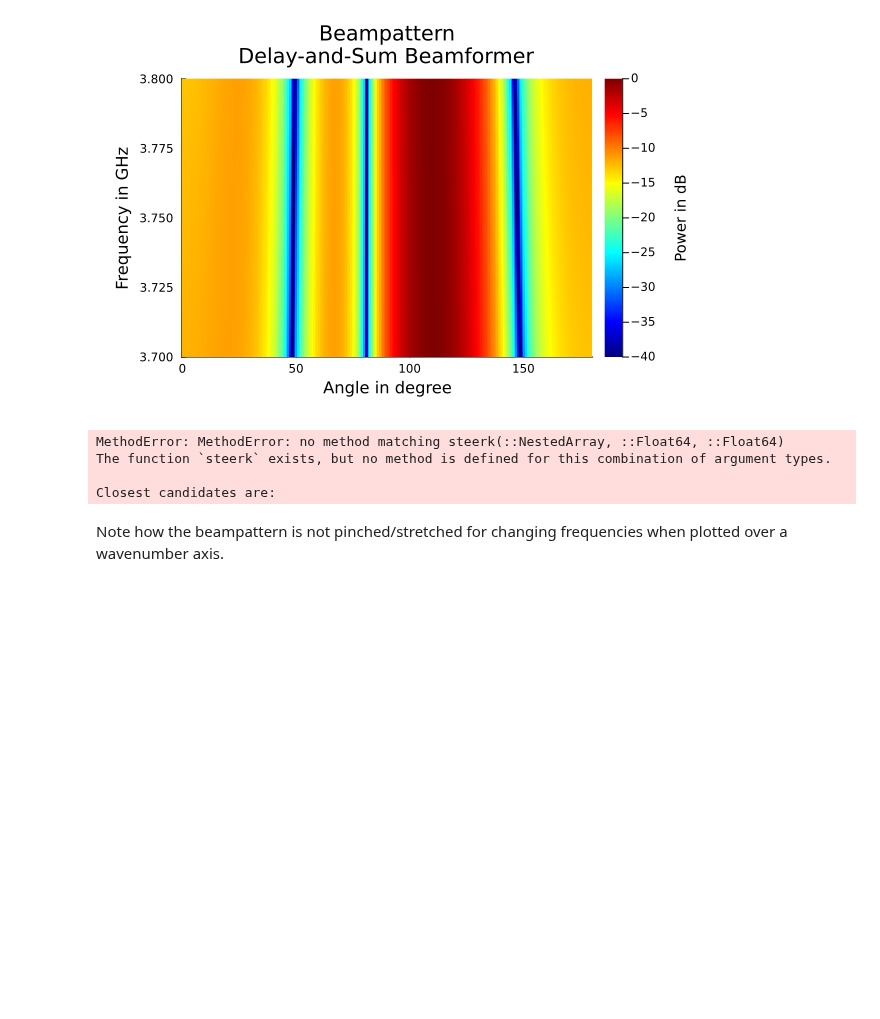
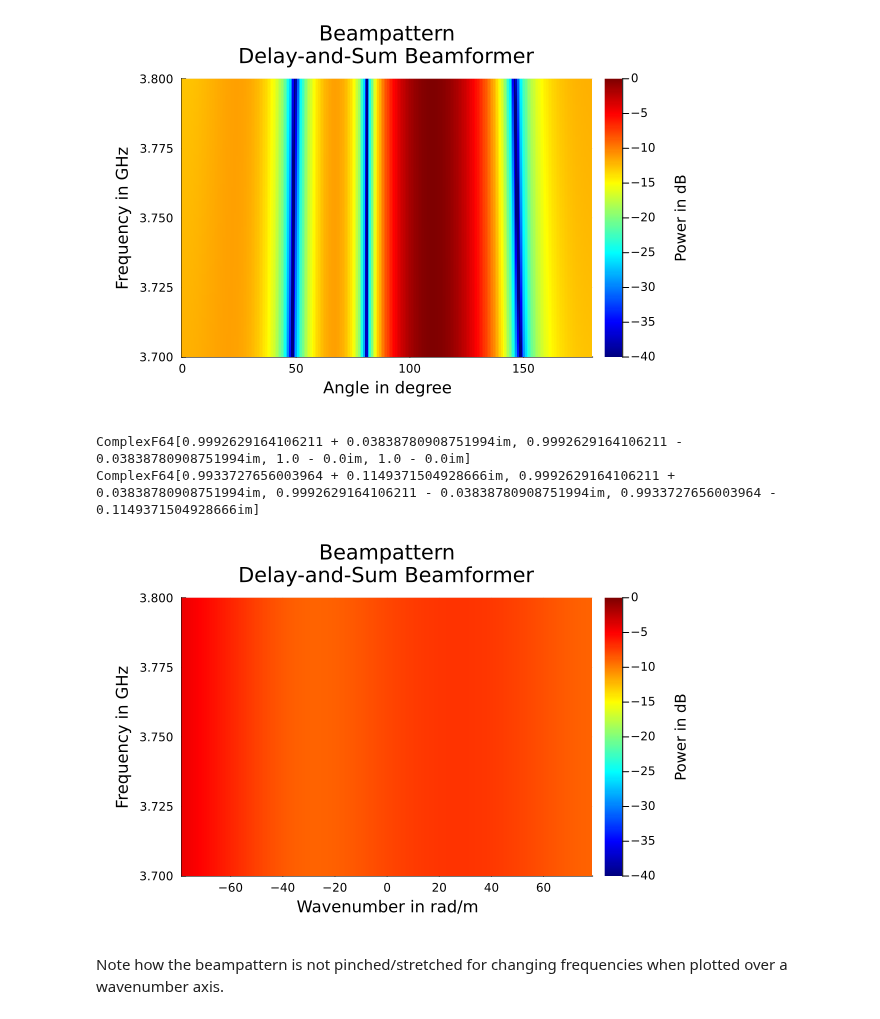
Before and after one commit to Matt266/beamlib, a Jupyter notebook: examples/NestedArray.ipynb, the cells around one changed output. Drawn from its saved outputs; the diff is of its cells as text; code cells hidden in the pictures; blank space fills up the shorter version.

Commit message:
fixed NestedArray steerk()

```diff
--- a/examples/NestedArray.ipynb
+++ b/examples/NestedArray.ipynb
@@ -32,19 +32,20 @@ ylabel!("Frequency in GHz")
 [figure]
 # %%
 kxaxis = LinRange(-π/4e-2, π/4e-2, 256) # Nyquist theorem with k_s = 2π/4cm and k_s/2 = π/4cm
-W = Ref(weights').*BeamLib.steerk.(Ref(nested_pa), faxis, kxaxis')
+println(BeamLib.steerk(nested_pa, 3.75e9, deg2rad(110)))
+println(BeamLib.steerk(pa, 3.75e9, deg2rad(110)))
+W = Ref(weights').*BeamLib.steerk.(Ref(pa), faxis, kxaxis')
 WdB = 20*log10.(abs.(W))
 
 using Plots
 import Measures
 p1 = heatmap(kxaxis, faxis/1e9, WdB, cmap = :jet, clim=(-40, 0))
 plot!(title="Beampattern\nDelay-and-Sum Beamformer", cbar_title="\nPower in dB", margin=5*Measures.mm)
 xlabel!("Wavenumber in rad/m")
 ylabel!("Frequency in GHz")
 # %% [output]
-MethodError: MethodError: no method matching steerk(::NestedArray, ::Float64, ::Float64)
-The function `steerk` exists, but no method is defined for this combination of argument types.
-
-Closest candidates are:
+ComplexF64[0.9992629164106211 + 0.03838780908751994im, 0.9992629164106211 - 0.03838780908751994im, 1.0 - 0.0im, 1.0 - 0.0im]
+ComplexF64[0.9933727656003964 + 0.1149371504928666im, 0.9992629164106211 + 0.03838780908751994im, 0.9992629164106211 - 0.03838780908751994im, 0.9933727656003964 - 0.1149371504928666im]
+[figure, added]
 # %% [markdown]
 Note how the beampattern is not pinched/stretched for changing frequencies when plotted over a wavenumber axis.
```
Also changed, not shown: 1 other file.
